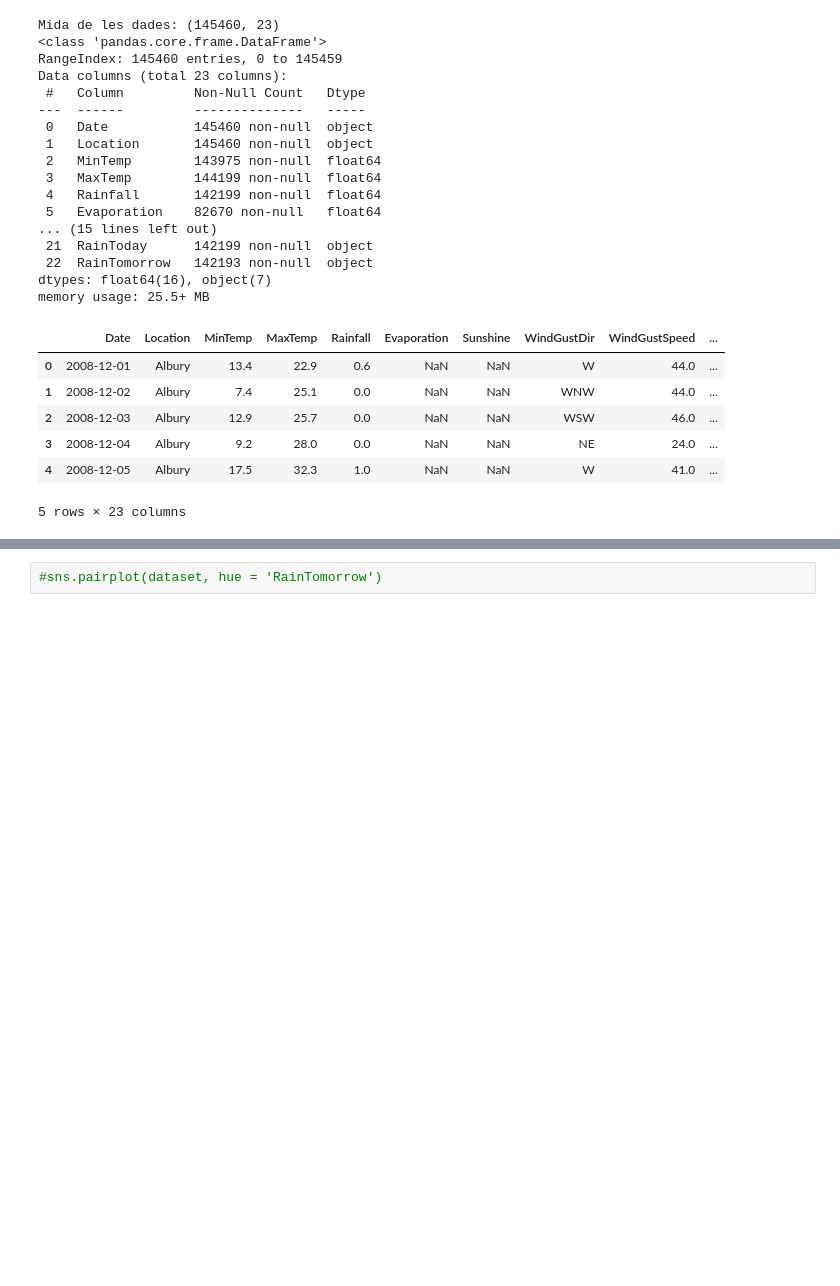
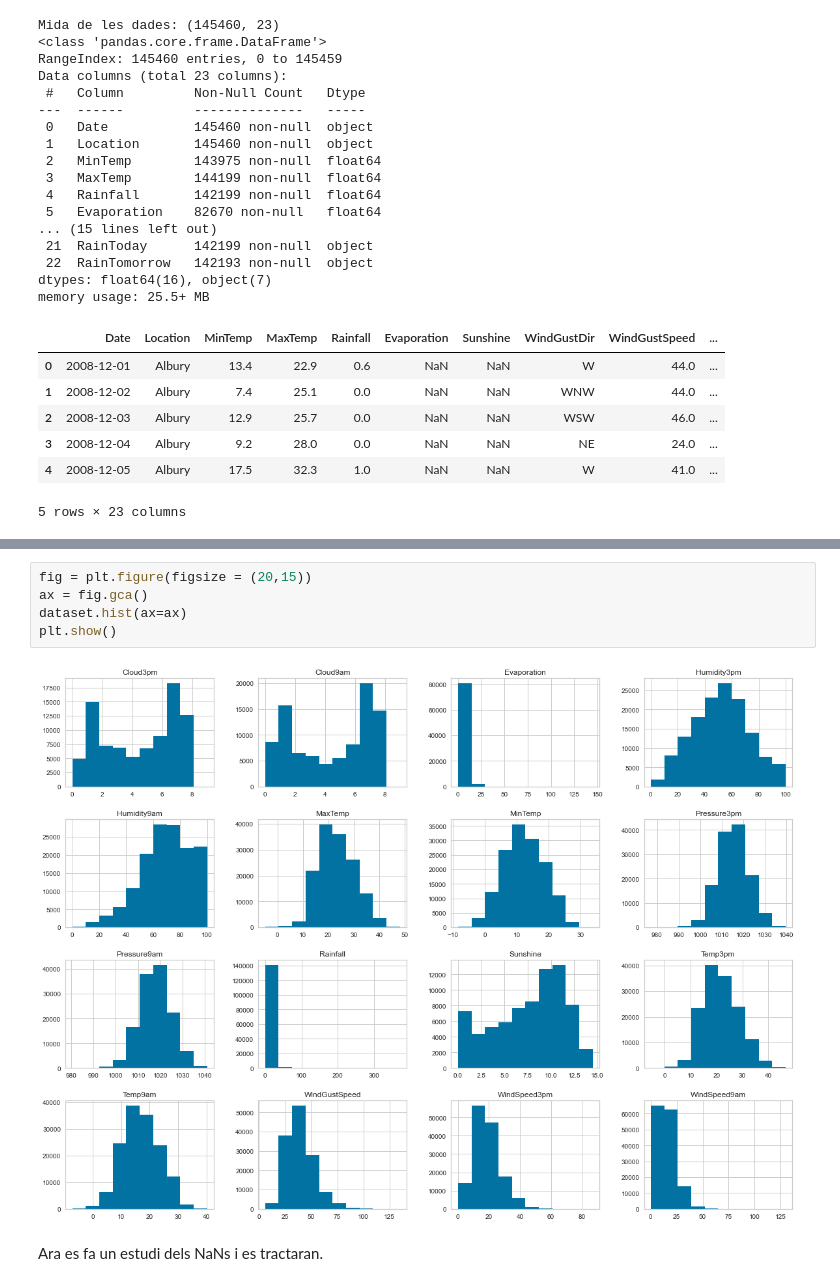
Before and after one commit to AlbaFernandezCor/Classification-wheatherAUS-dataset, a Jupyter notebook: practica2.ipynb, the cells around one changed output, grey strips where cells are left out. Drawn from its saved outputs; the diff is of its cells as text; blank space fills up the shorter version.

```diff
--- a/practica2.ipynb
+++ b/practica2.ipynb
@@ -155,5 +87,12 @@ ax = sns.heatmap(correlacio, annot=True, linewidths=.5, cmap = sns.diverging_pal
-# %%
-#sns.pairplot(dataset, hue = 'RainTomorrow')
+# %%
+fig = plt.figure(figsize = (20,15))
+ax = fig.gca()
+dataset.hist(ax=ax)
+plt.show()
+# %% [output]
+[figure, added]
+# %% [markdown]
+Ara es fa un estudi dels NaNs i es tractaran.
 # %%
 (dataset.isnull().sum()/len(dataset))*100
 #el que farem és que les columnes amb els percentatges mes alts de NaNs les eliminarem i les altres les omplirem
```
Also changed, not shown: parts of 14 cells of this notebook.
